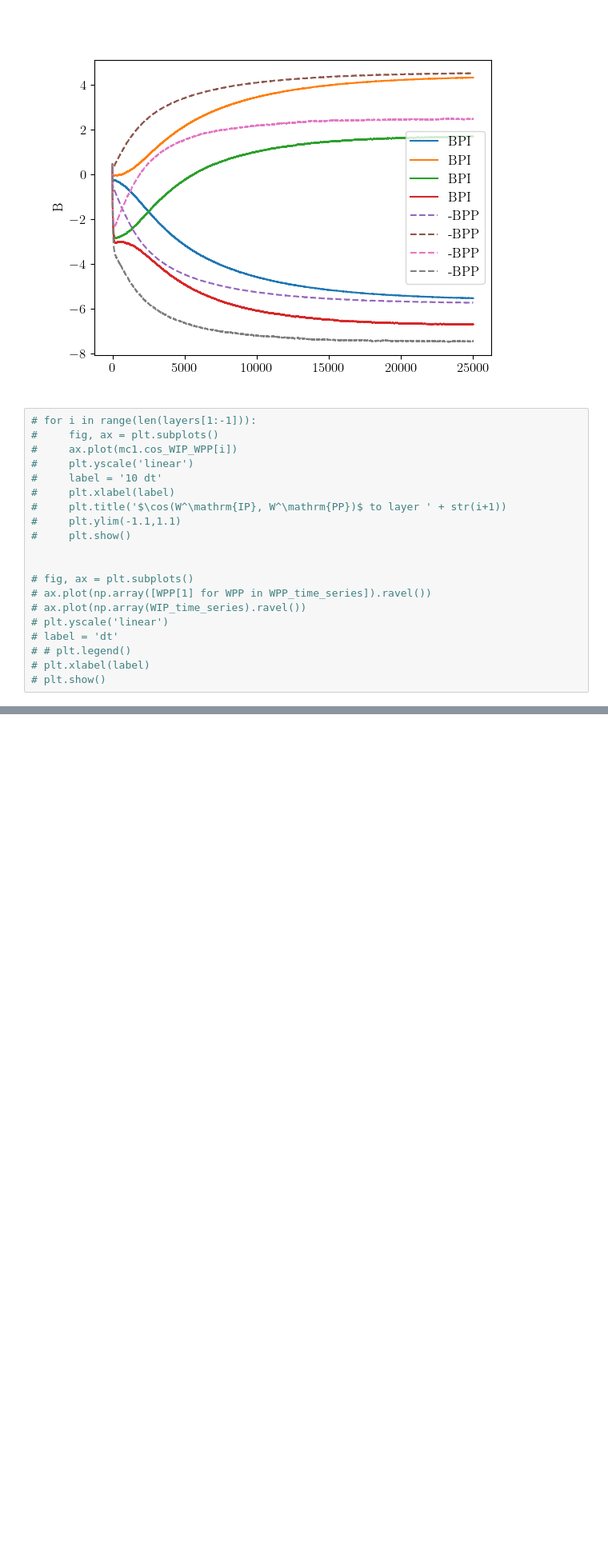
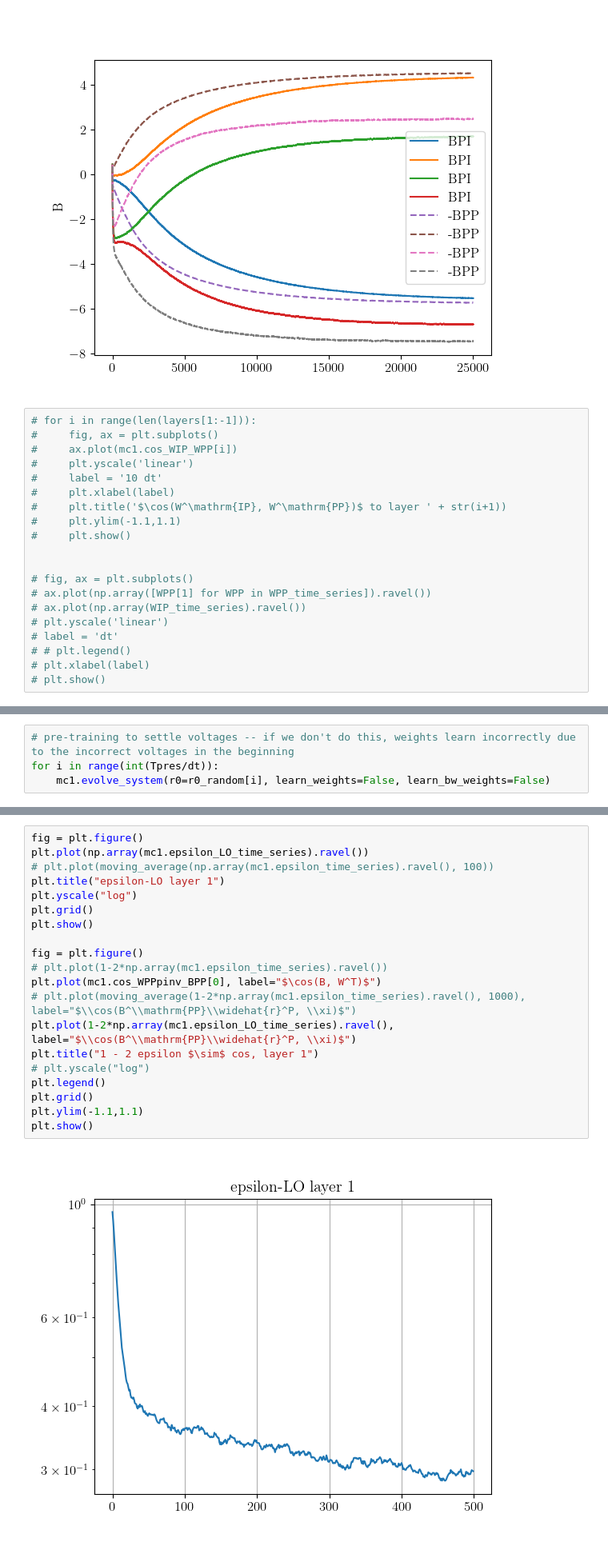
Before and after one commit to kma-code/Phaseless-Alignment-Learning, a Jupyter notebook: RtDeep/RtDeep pinv(W) simple demo.ipynb, the cells around one changed output, grey strips where cells are left out. Shown at 80% size. Cells and saved outputs as stored; diff of their text form; blank space fills up the shorter version.

```diff
--- a/RtDeep/RtDeep pinv(W) simple demo.ipynb
+++ b/RtDeep/RtDeep pinv(W) simple demo.ipynb
@@ -372,0 +467,4 @@ for i in range(len(layers[1:-1])):
+# %%
+# pre-training to settle voltages -- if we don't do this, weights learn incorrectly due to the incorrect voltages in the beginning
+for i in range(int(Tpres/dt)):
+    mc1.evolve_system(r0=r0_random[i], learn_weights=False, learn_bw_weights=False)
@@ -372,0 +632,22 @@ for i in range(len(layers[1:-1])):
+# %%
+fig = plt.figure()
+plt.plot(np.array(mc1.epsilon_LO_time_series).ravel())
+# plt.plot(moving_average(np.array(mc1.epsilon_time_series).ravel(), 100))
+plt.title("epsilon-LO layer 1")
+plt.yscale("log")
+plt.grid()
+plt.show()
+
+fig = plt.figure()
+# plt.plot(1-2*np.array(mc1.epsilon_time_series).ravel())
+plt.plot(mc1.cos_WPPpinv_BPP[0], label="$\cos(B, W^T)$")
+# plt.plot(moving_average(1-2*np.array(mc1.epsilon_time_series).ravel(), 1000), label="$\\cos(B^\\mathrm{PP}\\widehat{r}^P, \\xi)$")
+plt.plot(1-2*np.array(mc1.epsilon_LO_time_series).ravel(), label="$\\cos(B^\\mathrm{PP}\\widehat{r}^P, \\xi)$")
+plt.title("1 - 2 epsilon $\sim$ cos, layer 1")
+# plt.yscale("log")
+plt.legend()
+plt.grid()
+plt.ylim(-1.1,1.1)
+plt.show()
+# %% [output]
+[figure, added]
```
Also changed, not shown: parts of 43 cells of this notebook, 2 other files.
